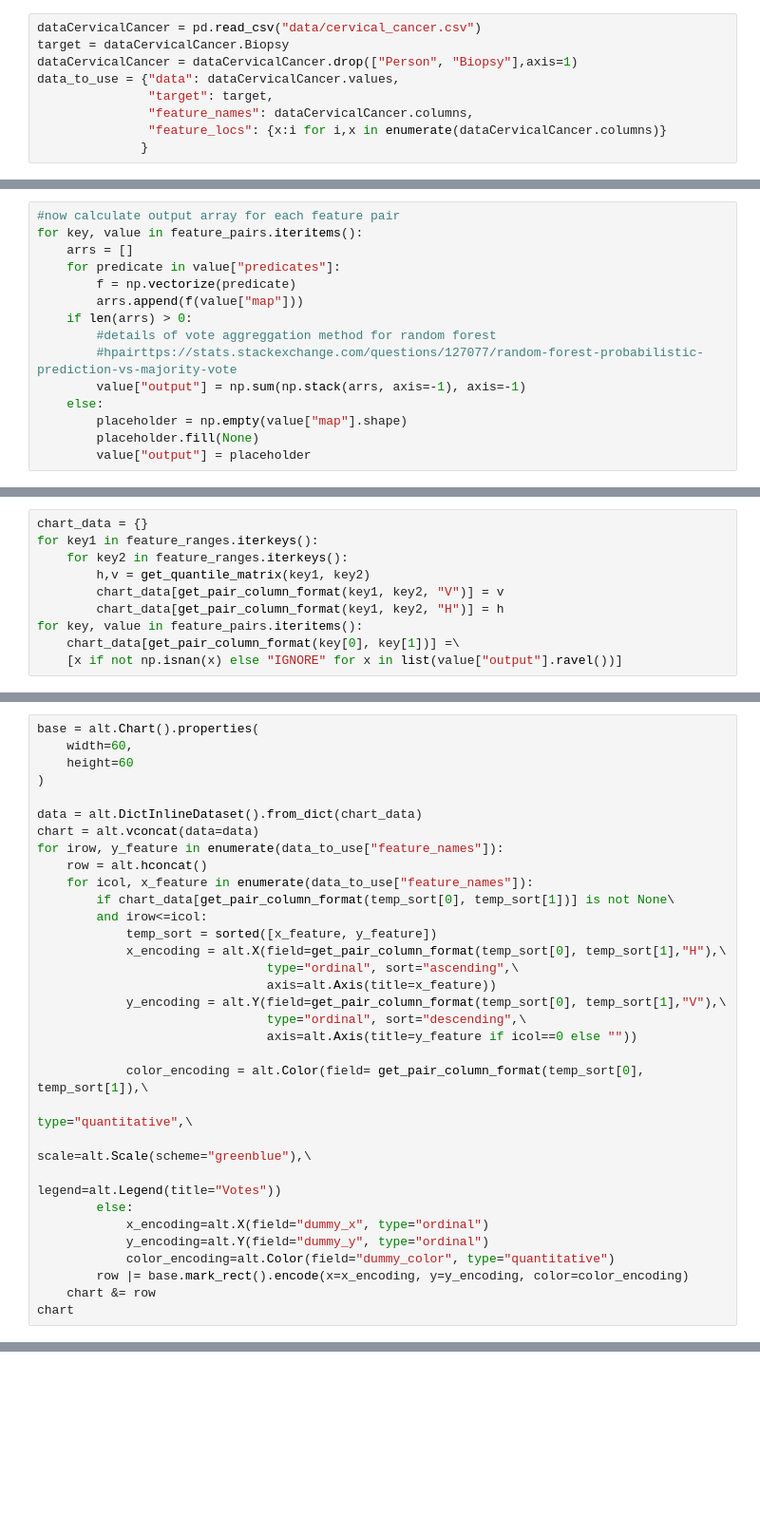
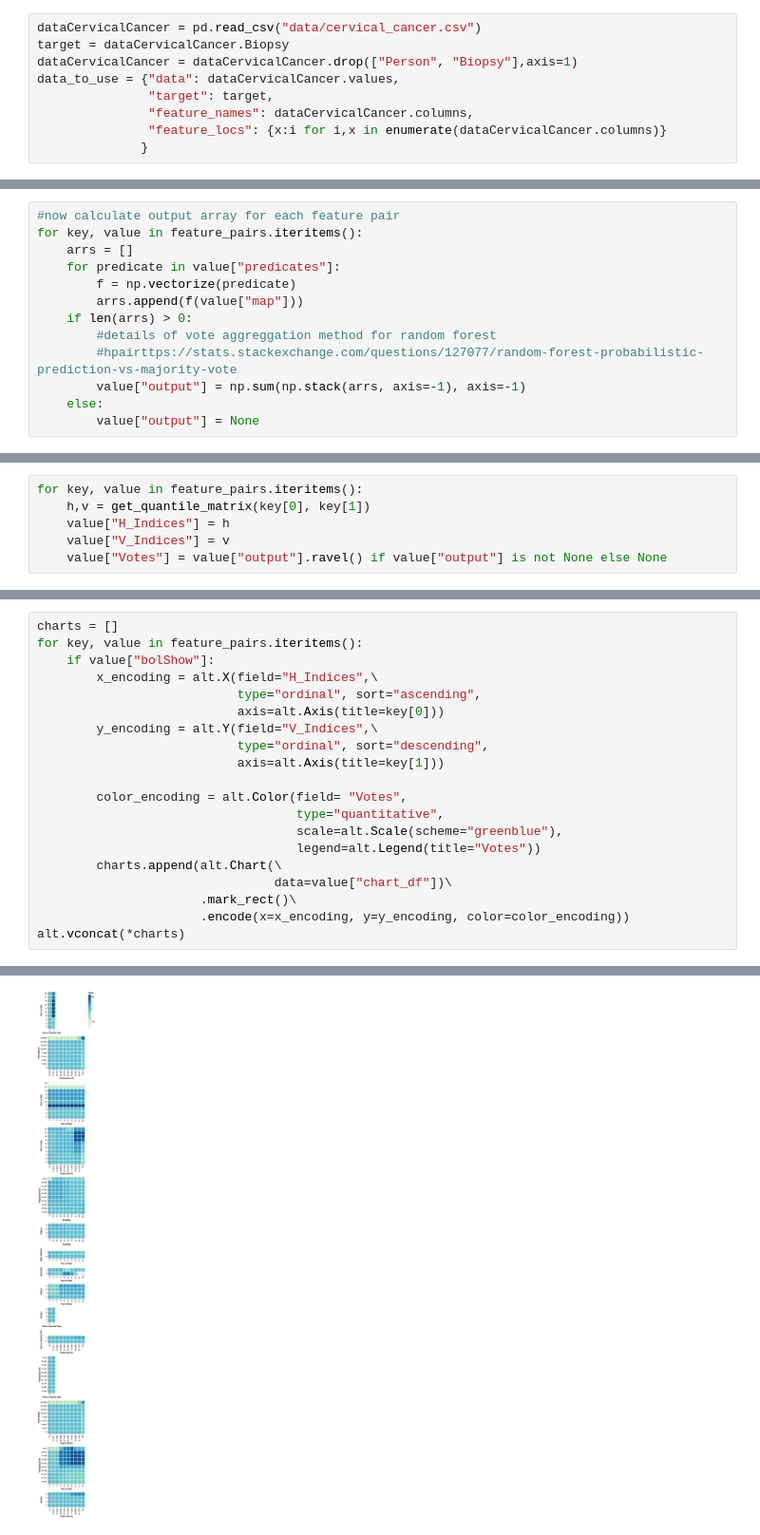
Before and after one commit to MattJBritton/ForestfortheTrees, a Jupyter notebook: developmentWorkbook.ipynb, the cells around one changed output, grey strips where cells are left out. Shown at 95% size. Cells and saved outputs as stored; diff of their text form; blank space fills up the shorter version.

```diff
--- a/developmentWorkbook.ipynb
+++ b/developmentWorkbook.ipynb
@@ -165,6 +231,4 @@ for key, value in feature_pairs.iteritems():
         #hpairttps://stats.stackexchange.com/questions/127077/random-forest-probabilistic-prediction-vs-majority-vote
         value["output"] = np.sum(np.stack(arrs, axis=-1), axis=-1)
     else:
-        placeholder = np.empty(value["map"].shape)
-        placeholder.fill(None)
-        value["output"] = placeholder
+        value["output"] = None
@@ -174,12 +235,8 @@ def get_pair_column_format(feat1, feat2, modifier=None):
-# %%
-chart_data = {}
-for key1 in feature_ranges.iterkeys():
-    for key2 in feature_ranges.iterkeys():
-        h,v = get_quantile_matrix(key1, key2)
-        chart_data[get_pair_column_format(key1, key2, "V")] = v
-        chart_data[get_pair_column_format(key1, key2, "H")] = h
-for key, value in feature_pairs.iteritems():
-    chart_data[get_pair_column_format(key[0], key[1])] =\
-    [x if not np.isnan(x) else "IGNORE" for x in list(value["output"].ravel())]
+# %%
+for key, value in feature_pairs.iteritems():
+    h,v = get_quantile_matrix(key[0], key[1])
+    value["H_Indices"] = h
+    value["V_Indices"] = v
+    value["Votes"] = value["output"].ravel() if value["output"] is not None else None
 # %%
 offset = 0
@@ -244,33 +286,21 @@ chart_data
 # %%
-base = alt.Chart().properties(
-    width=60,
-    height=60
-)
+charts = []
+for key, value in feature_pairs.iteritems():
+    if value["bolShow"]:
+        x_encoding = alt.X(field="H_Indices",\
+                           type="ordinal", sort="ascending",
+                           axis=alt.Axis(title=key[0]))
+        y_encoding = alt.Y(field="V_Indices",\
+                           type="ordinal", sort="descending",
+                           axis=alt.Axis(title=key[1]))
 
-data = alt.DictInlineDataset().from_dict(chart_data)
-chart = alt.vconcat(data=data)
-for irow, y_feature in enumerate(data_to_use["feature_names"]):
-    row = alt.hconcat()
-    for icol, x_feature in enumerate(data_to_use["feature_names"]):
-        if chart_data[get_pair_column_format(temp_sort[0], temp_sort[1])] is not None\
-        and irow<=icol:
-            temp_sort = sorted([x_feature, y_feature])
-            x_encoding = alt.X(field=get_pair_column_format(temp_sort[0], temp_sort[1],"H"),\
-                               type="ordinal", sort="ascending",\
-                               axis=alt.Axis(title=x_feature))
-            y_encoding = alt.Y(field=get_pair_column_format(temp_sort[0], temp_sort[1],"V"),\
-                               type="ordinal", sort="descending",\
-                               axis=alt.Axis(title=y_feature if icol==0 else ""))
-
-            color_encoding = alt.Color(field= get_pair_column_format(temp_sort[0], temp_sort[1]),\
-                                                                         type="quantitative",\
-                                                                         scale=alt.Scale(scheme="greenblue"),\
-                                                                         legend=alt.Legend(title="Votes"))
-        else:
-            x_encoding=alt.X(field="dummy_x", type="ordinal")
-            y_encoding=alt.Y(field="dummy_y", type="ordinal")
-            color_encoding=alt.Color(field="dummy_color", type="quantitative")
-        row |= base.mark_rect().encode(x=x_encoding, y=y_encoding, color=color_encoding)
-    chart &= row
-chart
+        color_encoding = alt.Color(field= "Votes",
+                                   type="quantitative",
+                                   scale=alt.Scale(scheme="greenblue"),
+                                   legend=alt.Legend(title="Votes"))
+        charts.append(alt.Chart(\
+                                data=value["chart_df"])\
+                      .mark_rect()\
+                      .encode(x=x_encoding, y=y_encoding, color=color_encoding))
+alt.vconcat(*charts)
 # %% [output]
@@ -280,0 +308 @@ ValidationError: array([None, None, None, None, None, None, None, None, None, No
+[figure, added]
```
Also changed, not shown: parts of 12 cells of this notebook, 1 other file.
